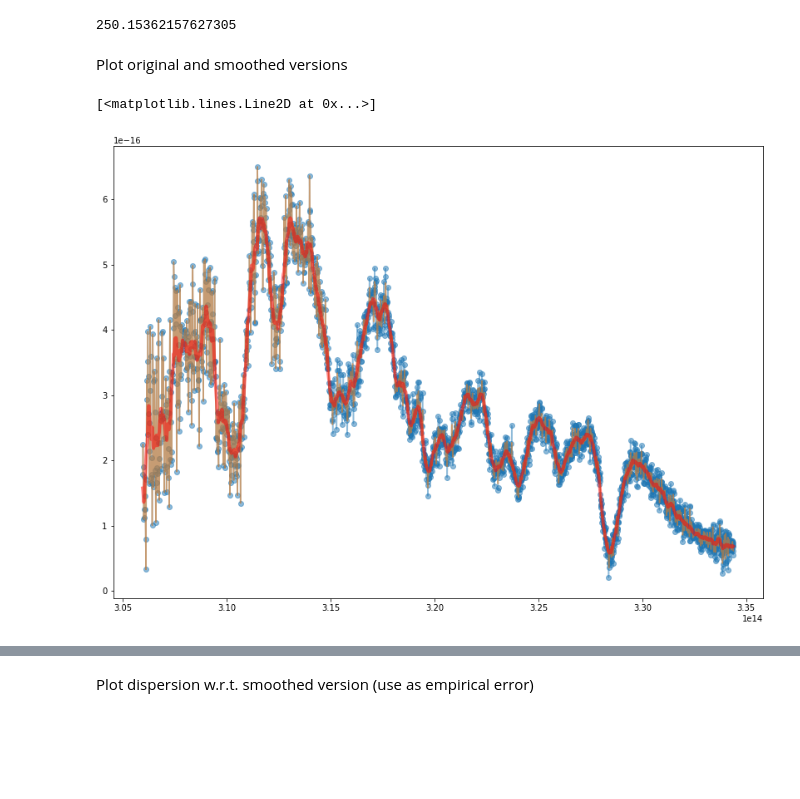
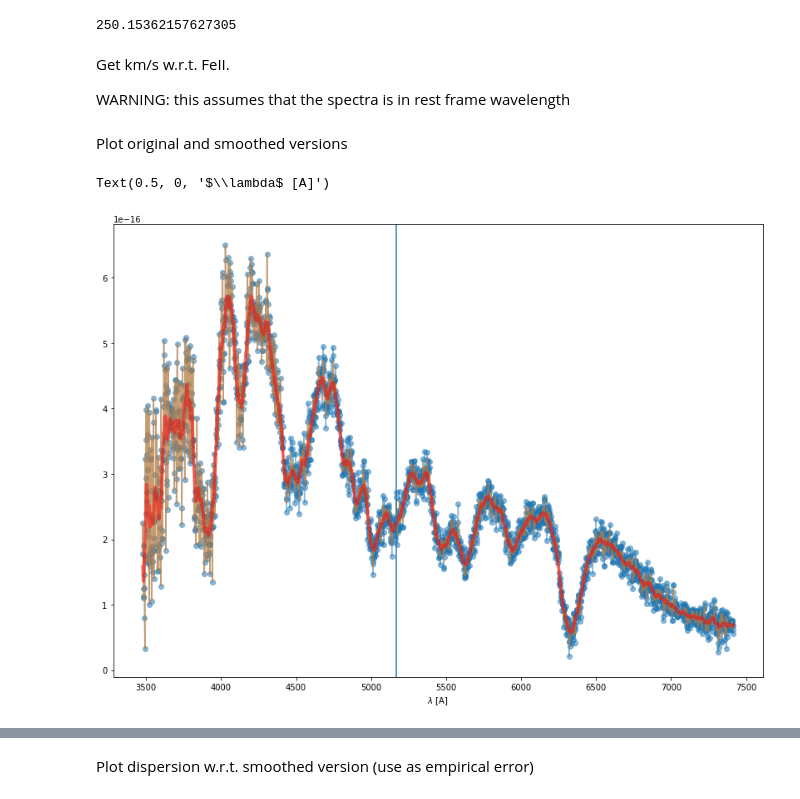
Before and after one commit to jurados/SNeMPhyVAE, a Jupyter notebook: ConversionLambdas.ipynb, the cells around one changed output, grey strips where cells are left out. Drawn from its saved outputs; the diff is of its cells as text; code cells hidden in the pictures; blank space fills up the shorter version.

Commit message:
Update the spectra smoothing the flux

```diff
--- a/ConversionLambdas.ipynb
+++ b/ConversionLambdas.ipynb
@@ -75,15 +75,25 @@ dlog10lambdasmooth = dvsmooth / cspeed / np.log(10) * 24 * 3600 # pseudo seconds
 dlog10lambdasmooth
 # %% [output]
 250.15362157627305
+# %% [markdown]
+Get km/s w.r.t. FeII.
+
+WARNING: this assumes that the spectra is in rest frame wavelength
+# %%
+FeII = 5169
+# %%
+df["vFeII"] = (df["lambda"] - FeII) / FeII * cspeed
 # %% [markdown]
 Plot original and smoothed versions
 # %%
 fig, ax = plt.subplots(figsize=(14, 10))
-ax.plot(df.flux_lambda, marker='o', alpha=0.5)
-ax.plot(df.flux_lambda.rolling(f'{int(dlog10lambda)}s', center=True).mean(), alpha=0.5)
-ax.plot(df.flux_lambda.rolling(f'{int(dlog10lambdasmooth)}s', center=True).mean(), c='r', lw=4, alpha=0.5)
+ax.plot(df["lambda"], df.flux_lambda, marker='o', alpha=0.5)
+ax.plot(df["lambda"], df.flux_lambda.rolling(f'{int(dlog10lambda)}s', center=True).mean(), alpha=0.5)
+ax.plot(df["lambda"], df.flux_lambda.rolling(f'{int(dlog10lambdasmooth)}s', center=True).mean(), c='r', lw=4, alpha=0.5)
+ax.axvline(FeII)
+ax.set_xlabel(r"$\lambda$ [A]")
 # %% [output]
-[<matplotlib.lines.Line2D at 0x...>]
+Text(0.5, 0, '$\\lambda$ [A]')
-[figure, old version]
+[figure, new version]
 # %%
 fig, ax = plt.subplots(figsize=(14, 10))
```
Also changed, not shown: parts of 4 cells of this notebook, 2 other files.
